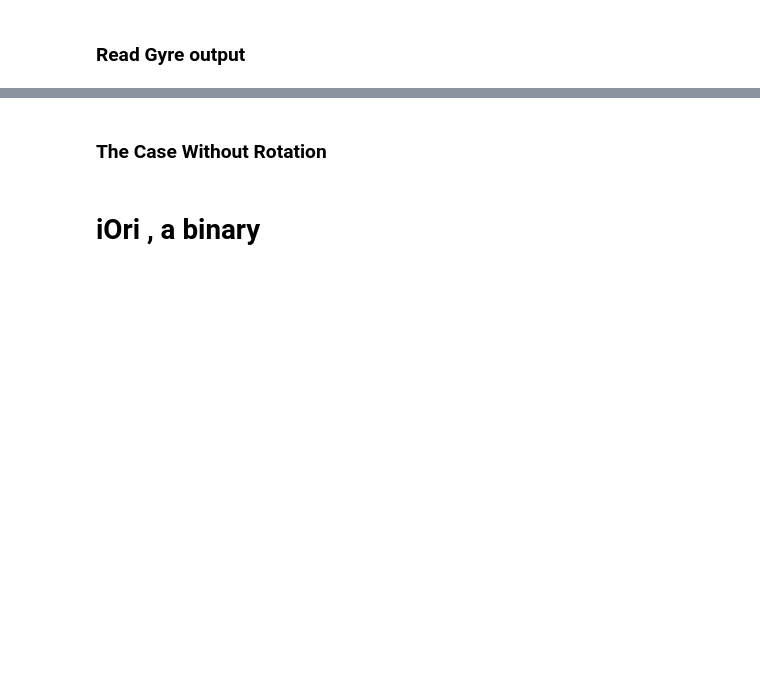
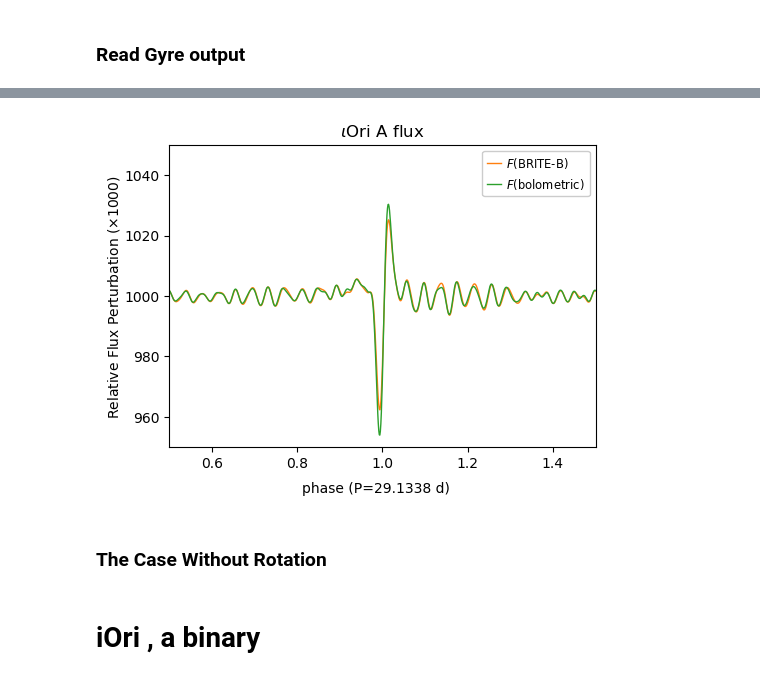
Before and after one commit to aaronesque/gyre-lc, a Jupyter notebook: gyre-lc/iOri-lightcurve.ipynb, the cells around one changed output, grey strips where cells are left out. Cells and saved outputs as stored; diff of their text form; code cells hidden in the pictures; blank space fills up the shorter version.

```diff
--- a/gyre-lc/iOri-lightcurve.ipynb
+++ b/gyre-lc/iOri-lightcurve.ipynb
@@ -558,0 +615,6 @@ ax.set_xlim(0.5,1.5)
+# %%
+flux3 = obs1.find_flux('bol', inc, omega, t)
+refl3 = np.array([irr1.eval_irrad(tau, 1.0/omega_orb) for tau in t])
+
+flux4 = obs2.find_flux('bol', inc, omega, t)
+refl4 = np.array([irr2.eval_irrad(tau, 1.0/omega_orb) for tau in t])
@@ -559,3 +657,26 @@ ax.set_xlim(0.5,1.5)
+# %%
+# Plot
+fig, ax = plt.subplots(figsize=(5.5,4), dpi=100)
+
+ax.plot(t*omega_orb, (flux1+refl1 + flux2+refl2 + 1.0)*1000, c='C1', lw=1, label=r'$F$(BRITE-B)')
+
+ax.plot(t*omega_orb, (flux3+refl3 + flux4+refl4 + 1.0)*1000, c='C2', lw=1, label=r'$F$(bolometric)')
+
+ax.set_xlim(0.5,1.5)
+ax.set_ylim(0.95*1000,1.05*1000)
+
+legend_style = {'framealpha':1.0, 'handlelength':1.2, 'handletextpad':0.5, 'fontsize':'small'}
+ax.legend(loc=1, **legend_style)
+ax.legend(loc=1, **legend_style)
+
+ax.set_title(f'$\iota$Ori A flux')
+
+fig.text(0.01, 0.5, r'Relative Flux Perturbation ($\times 1000$)', va='center', rotation='vertical')
+fig.text(0.5, 0.01, f"phase (P={1./omega_orb:4.4f} d)", ha='center')
+
+fig.savefig(f'iOri_bandpass.png')
+# %% [output]
+[figure, added]
 # %% [markdown]
 ### The Case Without Rotation
 # %%
```
Also changed, not shown: parts of 17 cells of this notebook, 10 other files.
